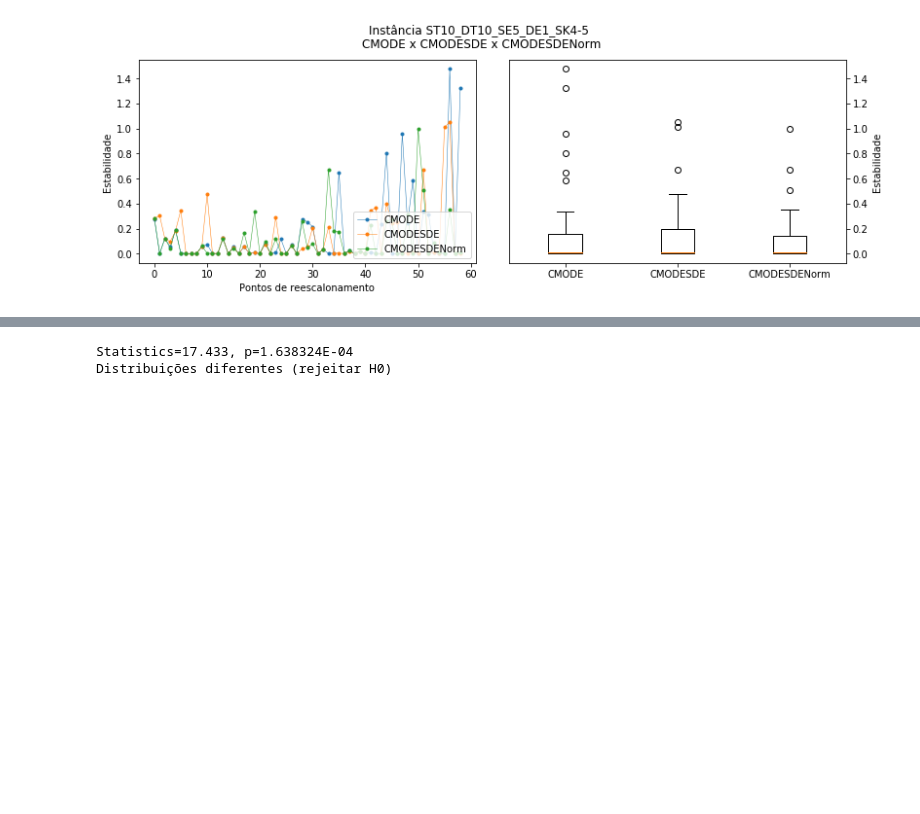
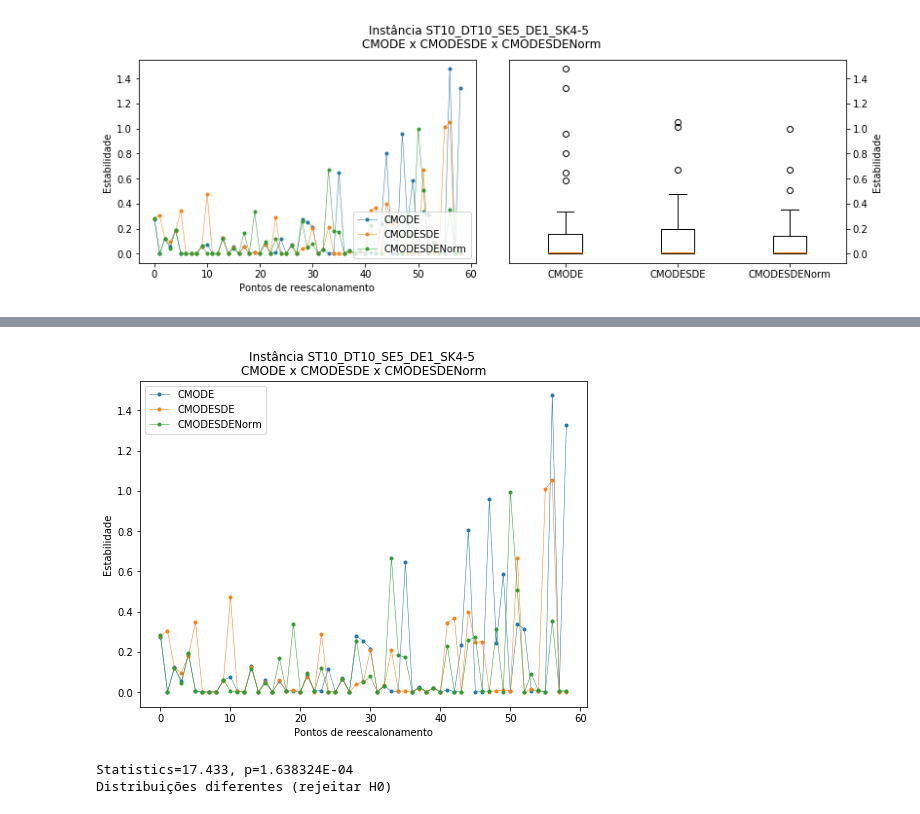
Before and after one commit to Mikaelbad12/spsp-jmetal, a Jupyter notebook: dspsp-analysis/rq2.ipynb, the cells around one changed output, grey strips where cells are left out. Saved outputs shown, nothing was run; the diff lists cells and outputs as text; code cells hidden in the pictures; blank space fills up the shorter version.

```diff
--- a/dspsp-analysis/rq2.ipynb
+++ b/dspsp-analysis/rq2.ipynb
@@ -201,3 +230,7 @@ None
+# %%
+plot_stab(stab_event, inst, algorithms)
+# %% [output]
+[figure, added]
 # %%
 stat, p = friedmanchisquare(*datasets)
 print('Statistics=%.3f, p=%6E' % (stat, p))
```
Also changed, not shown: parts of 16 cells of this notebook, 1 other file.
